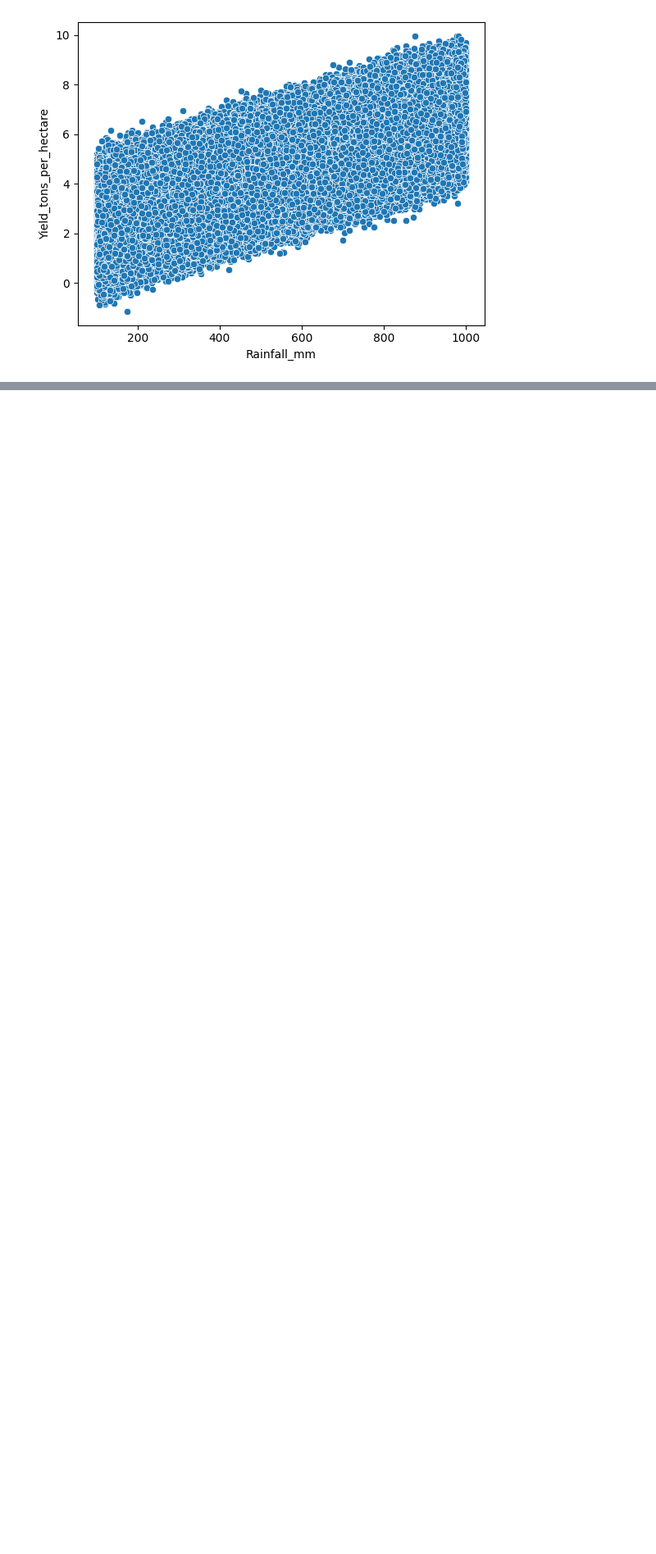
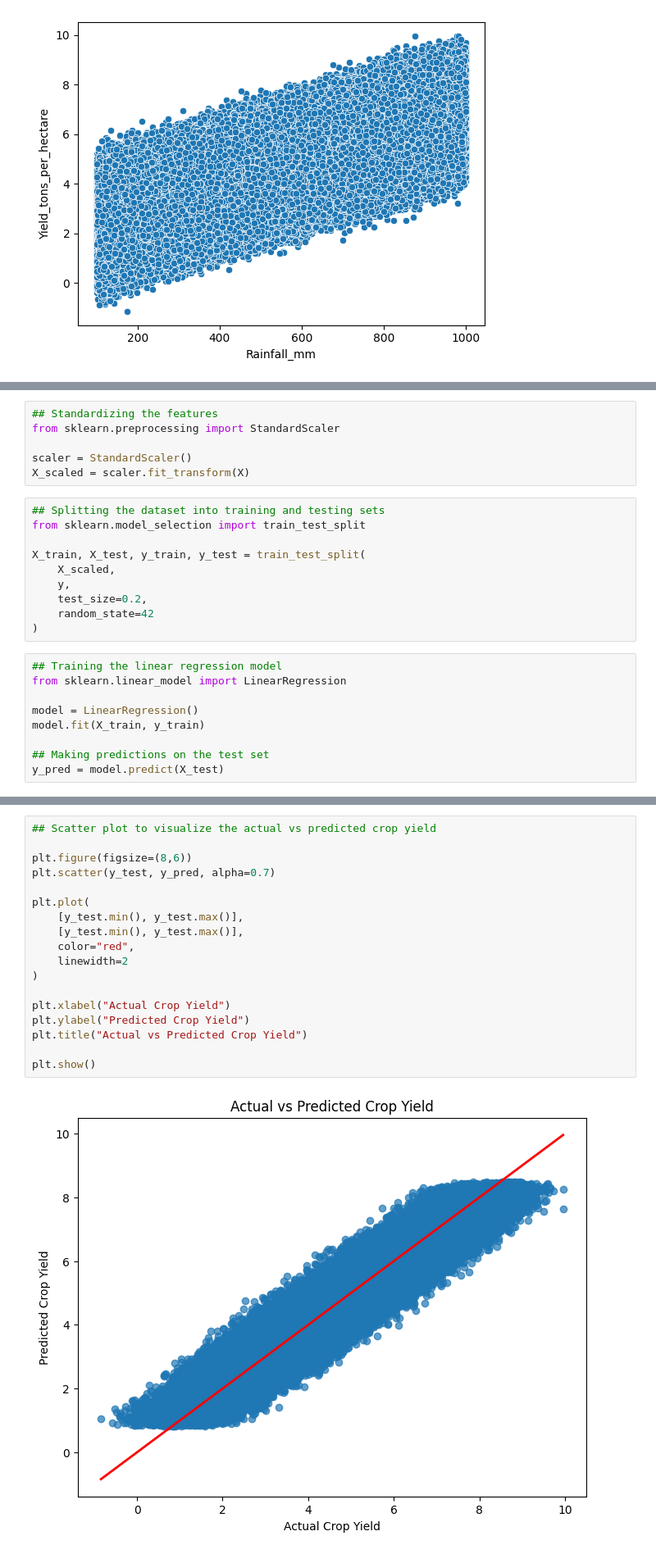
Before and after one commit to b-sandrine/summative_regression_analysis, a Jupyter notebook: linear_regression/multivariate.ipynb, the cells around one changed output, grey strips where cells are left out. Shown at 82% size. Drawn from its saved outputs; the diff is of its cells as text; blank space fills up the shorter version.

Commit message:
Done with the linear model

```diff
--- a/linear_regression/multivariate.ipynb
+++ b/linear_regression/multivariate.ipynb
@@ -81,0 +103,25 @@ plt.show()
+# %%
+## Standardizing the features
+from sklearn.preprocessing import StandardScaler
+
+scaler = StandardScaler()
+X_scaled = scaler.fit_transform(X)
+# %%
+## Splitting the dataset into training and testing sets
+from sklearn.model_selection import train_test_split
+
+X_train, X_test, y_train, y_test = train_test_split(
+    X_scaled,
+    y,
+    test_size=0.2,
+    random_state=42
+)
+# %%
+## Training the linear regression model
+from sklearn.linear_model import LinearRegression
+
+model = LinearRegression()
+model.fit(X_train, y_train)
+
+## Making predictions on the test set
+y_pred = model.predict(X_test)
@@ -81,0 +152,20 @@ plt.show()
+# %%
+## Scatter plot to visualize the actual vs predicted crop yield
+
+plt.figure(figsize=(8,6))
+plt.scatter(y_test, y_pred, alpha=0.7)
+
+plt.plot(
+    [y_test.min(), y_test.max()],
+    [y_test.min(), y_test.max()],
+    color="red",
+    linewidth=2
+)
+
+plt.xlabel("Actual Crop Yield")
+plt.ylabel("Predicted Crop Yield")
+plt.title("Actual vs Predicted Crop Yield")
+
+plt.show()
+# %% [output]
+[figure, added]
```
Also changed, not shown: parts of 3 cells of this notebook.
